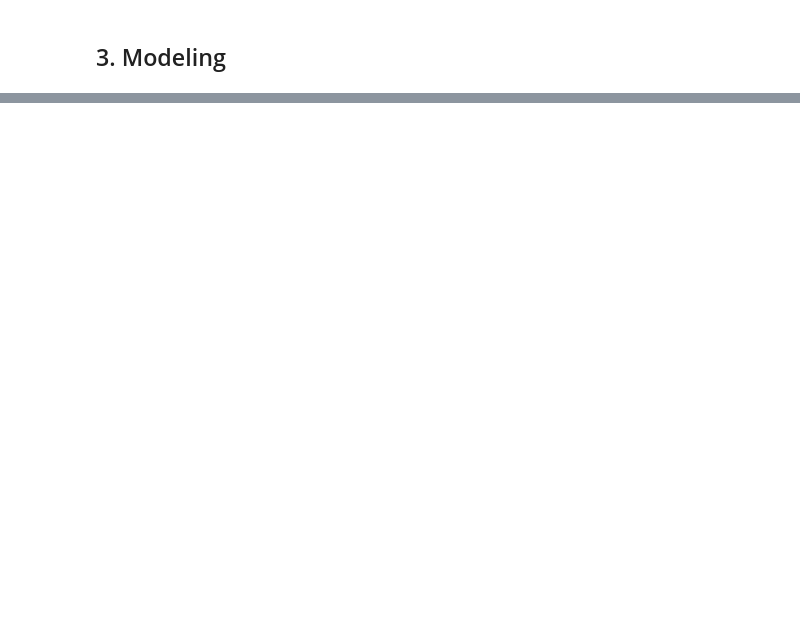
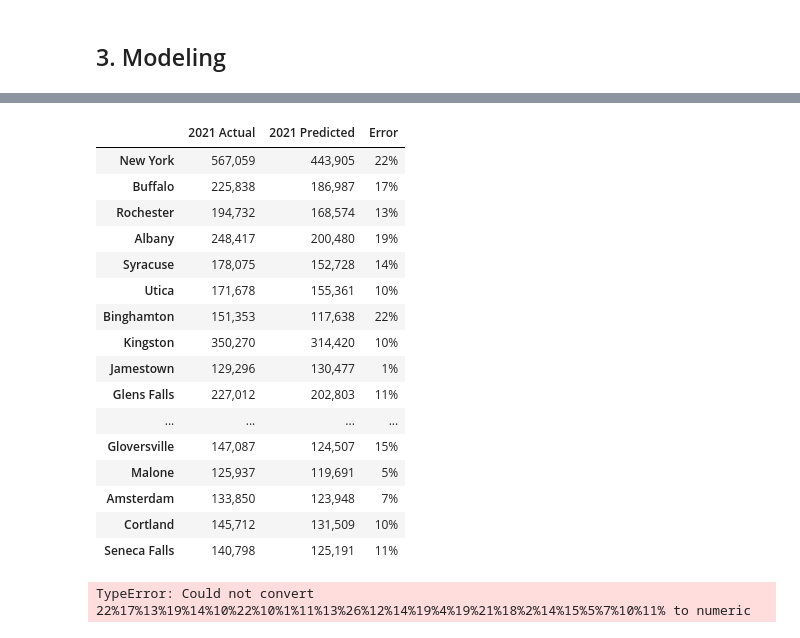
Before and after one commit to MellissaValle/Zillow_Real_Estate_Time_Series_analysis, a Jupyter notebook: Aidan/Aidan's Notebook.ipynb, the cells around one changed output, grey strips where cells are left out. Drawn from its saved outputs; the diff is of its cells as text; code cells hidden in the pictures; blank space fills up the shorter version.

```diff
--- a/Aidan/Aidan's Notebook.ipynb
+++ b/Aidan/Aidan's Notebook.ipynb
@@ -230,3 +219,22 @@ df_2012.head()
 ### 2.7 Train Test Split
 
 In order to validate our models and determine if our methods are effective, we will need to split our time series data into a train set and a test set. In the context of time series, the train will be the first 80% of our time series, and the test set will be the last 20%. Our post January 2012 data covers 9.75 years, meaning our train set will have a length of 7.8 years, and a test set of 2 years. This ratio of training data to test data will help to jusitfy the predictions we make for the the coming year. This is because if our models can accurately predict values 2 years out, based on 7.8 years of data, we can be more confident that our models accurately predict values 1 year from now, based on 9.75 years of data.
+# %%
+# Printing out the lengths of our unsplit time series
+print(f'Whole series lengths: {len(df_2012)} \n')
+
+# Manually dividing the data into train and test sets
+train = df_2012[:'2019-10-30']
+test = df_2012['2019-10-30':]
+
+# Printing the lengths of our new train and test sets
+print(f'Train set lengths: {len(train)}')
+print(f'Test set lengths: {len(test)} \n')
+
+# Checking that the proportions are how we want them
+print(f'Train proportion = {round(len(train) / len(df_2012),1)}')
+print(f'Test proportion = {round(len(test) / len(df_2012),1)} \n')
+
+# Checking the length in years of our train and test sets
+print(f'Train set length in years: {round(len(train) / 12, 2)}')
+print(f'Test set length in years: {round(len(test) / 12, 2)}')
@@ -320,0 +367,2 @@ k
+# %%
+eval_df = evaluate_models(train, test)
@@ -320,0 +387,24 @@ k
+# %%
+eval_df
+# %% [output]
+|  | 2021 Actual | 2021 Predicted | Error |
+| New York | 567,059 | 443,905 | 22% |
+| Buffalo | 225,838 | 186,987 | 17% |
+| Rochester | 194,732 | 168,574 | 13% |
+| Albany | 248,417 | 200,480 | 19% |
+| Syracuse | 178,075 | 152,728 | 14% |
+| Utica | 171,678 | 155,361 | 10% |
+| Binghamton | 151,353 | 117,638 | 22% |
+| Kingston | 350,270 | 314,420 | 10% |
+| Jamestown | 129,296 | 130,477 | 1% |
+| Glens Falls | 227,012 | 202,803 | 11% |
+| ... | ... | ... | ... |
+| Gloversville | 147,087 | 124,507 | 15% |
+| Malone | 125,937 | 119,691 | 5% |
+| Amsterdam | 133,850 | 123,948 | 7% |
+| Cortland | 145,712 | 131,509 | 10% |
+| Seneca Falls | 140,798 | 125,191 | 11% |
+# %%
+average_error = eval_df['Error'].sum()
+# %% [output]
+TypeError: Could not convert 22%17%13%19%14%10%22%10%1%11%13%26%12%14%19%4%19%21%18%2%14%15%5%7%10%11% to numeric
```
Also changed, not shown: parts of 11 cells of this notebook.
